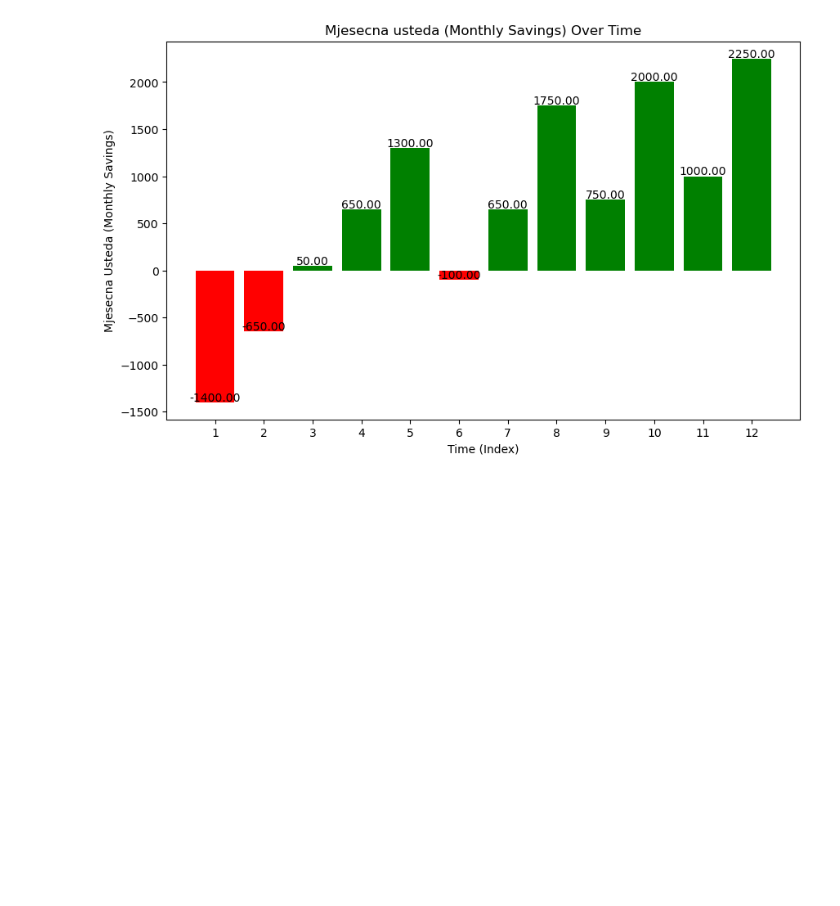
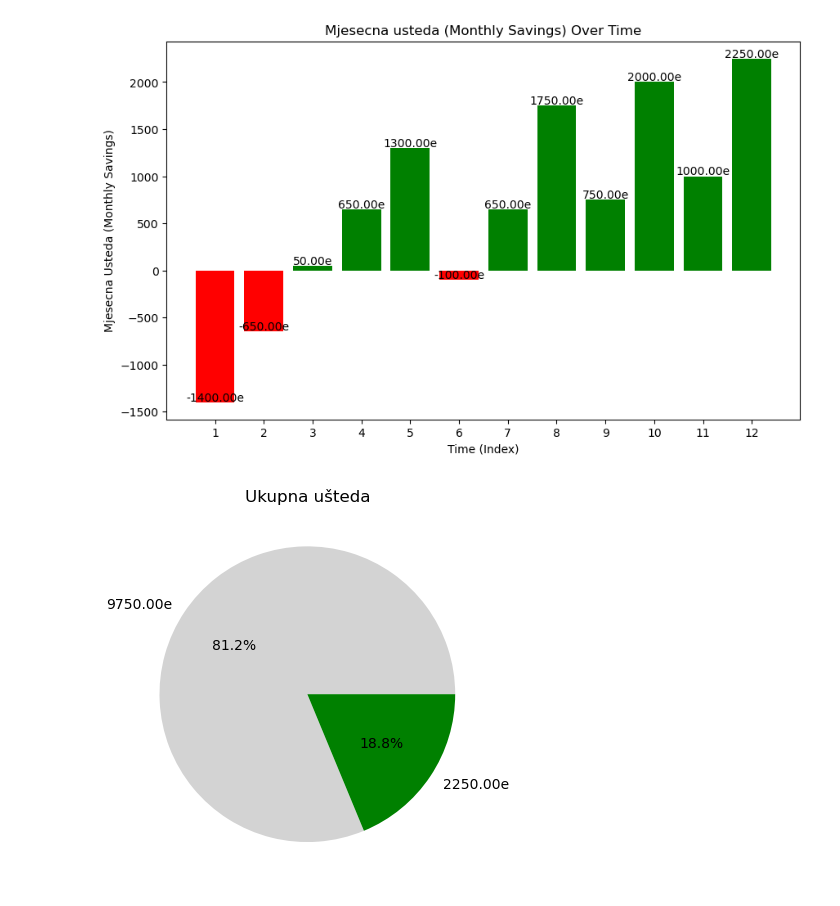
Before and after one commit to JednaKuna/planiranje_proizvodnje, a Jupyter notebook: izracun.ipynb, the cells around one changed output. Saved outputs shown, nothing was run; the diff lists cells and outputs as text; code cells hidden in the pictures; blank space fills up the shorter version.

```diff
--- a/izracun.ipynb
+++ b/izracun.ipynb
@@ -421,3 +421,21 @@ for bar in bars:
 plt.show()
 # %% [output]
 [figure]
+# %%
+
+# Data
+pie = [optimalni_troskovi[-1], cost_saving[-1]]
+
+# Define colors: let's assume optimalni_troskovi is the first value and cost_saving is the second
+colors = ['lightgray', 'green']
+
+# Define Title
+plt.title('Ukupna ušteda')
+
+# Plot the pie chart
+plt.pie(pie, labels=[f"{x:.2f}e" for x in pie], autopct='%1.1f%%', colors=colors)
+
+# Display the chart
+plt.show()
+# %% [output]
+[figure, added]
```
Also changed, not shown: parts of 1 cell of this notebook.
